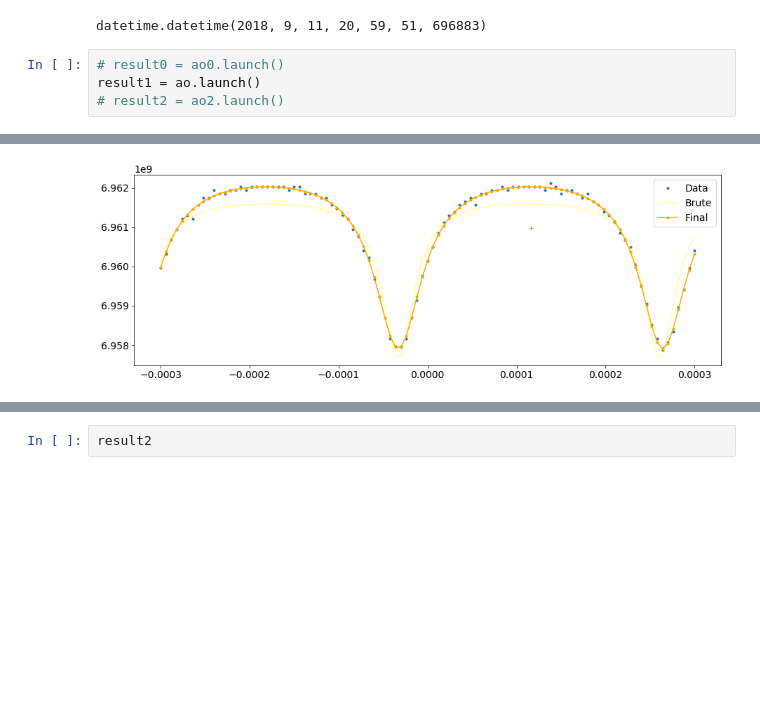
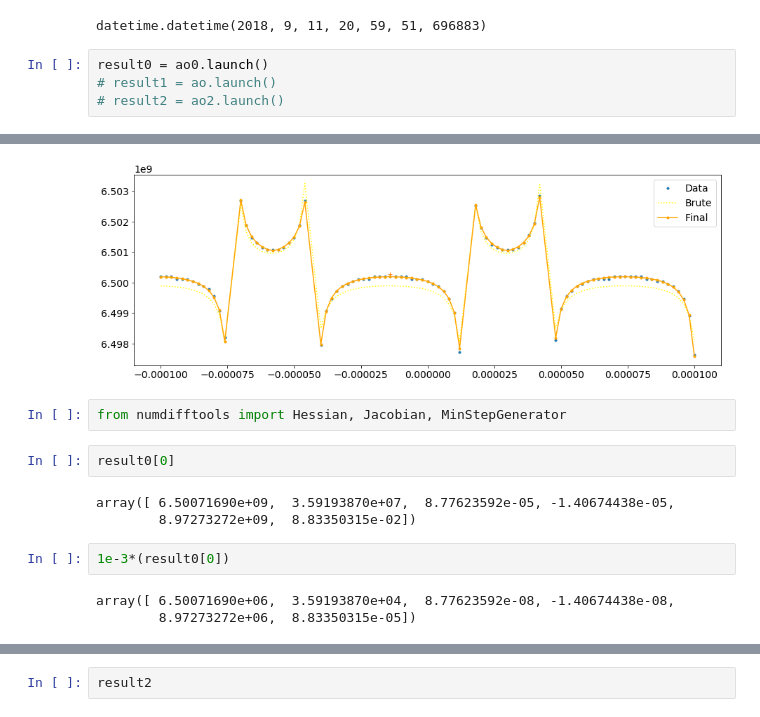
Before and after one commit to vdrhtc/Computer-vision-paper, a Jupyter notebook: Plots 2 .ipynb, the cells around one changed output, grey strips where cells are left out. Cells and saved outputs as stored; diff of their text form; blank space fills up the shorter version.

```diff
--- a/Plots 2 .ipynb
+++ b/Plots 2 .ipynb
@@ -120,7 +121,7 @@ anti2._datetime
 # %% [output]
 datetime.datetime(2018, 9, 11, 20, 59, 51, 696883)
 # %%
-# result0 = ao0.launch()
-result1 = ao.launch()
+result0 = ao0.launch()
+# result1 = ao.launch()
 # result2 = ao2.launch()
 # %% [output]
@@ -128 +129,13 @@ result1 = ao.launch()
-[figure, old version]
+[figure, new version]
+# %%
+from numdifftools import Hessian, Jacobian, MinStepGenerator
+# %%
+result0[0]
+# %% [output]
+array([ 6.50071690e+09,  3.59193870e+07,  8.77623592e-05, -1.40674438e-05,
+        8.97273272e+09,  8.83350315e-02])
+# %%
+1e-3*(result0[0])
+# %% [output]
+array([ 6.50071690e+06,  3.59193870e+04,  8.77623592e-08, -1.40674438e-08,
+        8.97273272e+06,  8.83350315e-05])
```
Also changed, not shown: parts of 15 cells of this notebook, 1 other file.
